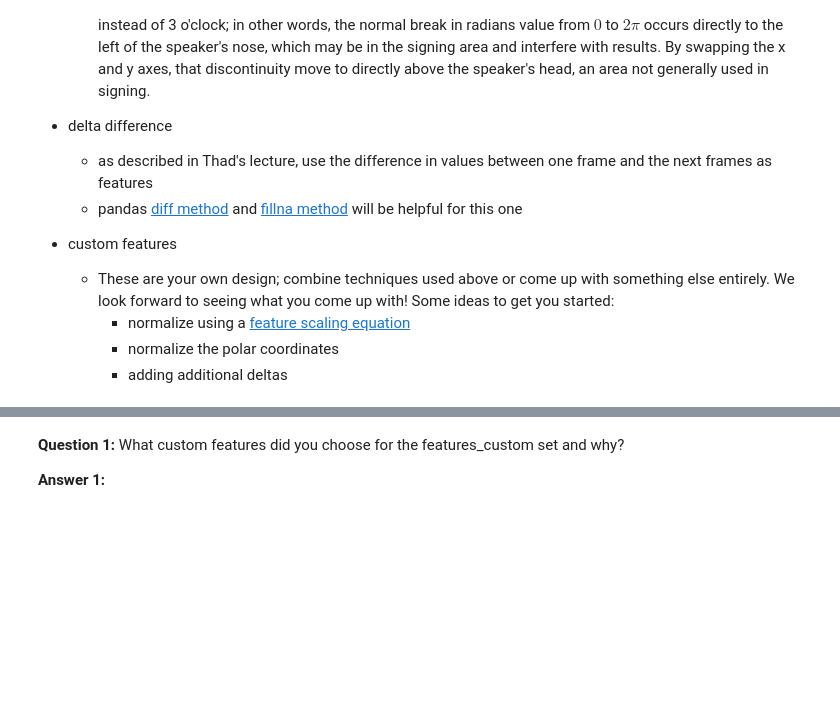
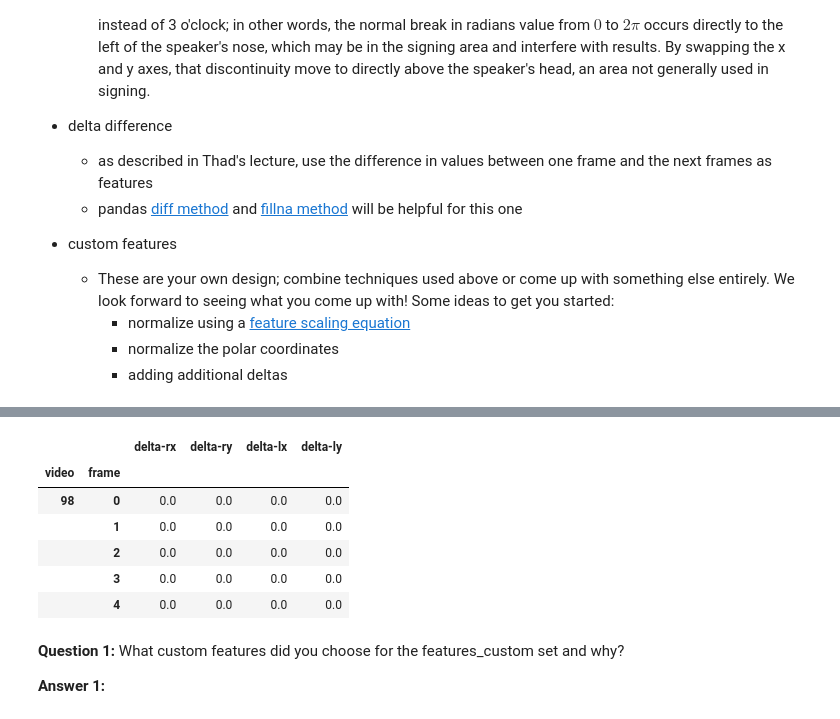
Before and after one commit to oserr/recognizer, a Jupyter notebook: asl_recognizer.ipynb, the cells around one changed output, grey strips where cells are left out. Cells and saved outputs as stored; diff of their text form; code cells hidden in the pictures; blank space fills up the shorter version.

```diff
--- a/asl_recognizer.ipynb
+++ b/asl_recognizer.ipynb
@@ -218,8 +256,19 @@ features_polar = ['polar-rr', 'polar-rtheta', 'polar-lr', 'polar-ltheta']
 # %%
 # TODO add features for left, right, x, y differences by one time step, i.e. the "delta" values discussed in the lecture
 # Name these 'delta-rx', 'delta-ry', 'delta-lx', and 'delta-ly'
 
 features_delta = ['delta-rx', 'delta-ry', 'delta-lx', 'delta-ly']
+for new_col, col in zip(features_delta, ('right-x', 'right-y', 'left-x', 'left-y')):
+    asl.df[new_col] = asl.df[col].diff().fillna(0)
+asl.df[features_delta].head()
+# %% [output]
+|  |  | delta-rx | delta-ry | delta-lx | delta-ly |
+| video | frame |  |  |  |  |
+| 98 | 0 | 0.0 | 0.0 | 0.0 | 0.0 |
+|  | 1 | 0.0 | 0.0 | 0.0 | 0.0 |
+|  | 2 | 0.0 | 0.0 | 0.0 | 0.0 |
+|  | 3 | 0.0 | 0.0 | 0.0 | 0.0 |
+|  | 4 | 0.0 | 0.0 | 0.0 | 0.0 |
 # %%
 # TODO add features of your own design, which may be a combination of the above or something else
 # Name these whatever you would like
```
Also changed, not shown: parts of 3 cells of this notebook.
